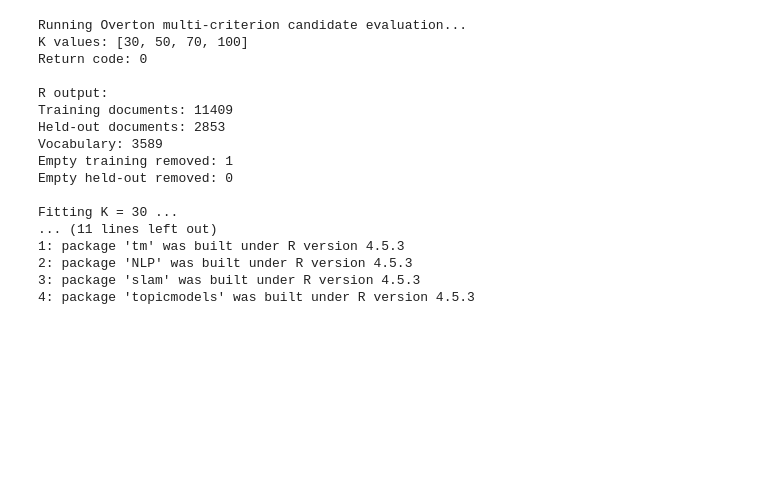
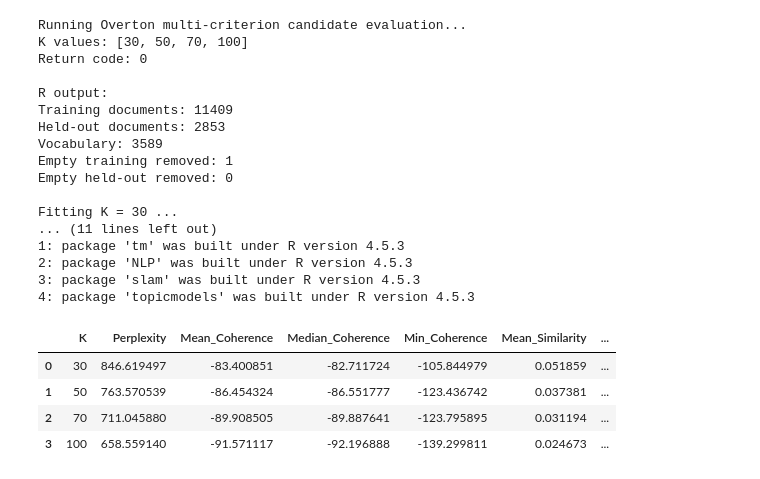
Before and after one commit to mdzalfirdausi/review_paper_2, a Jupyter notebook: notebooks/2.topic_modeling.ipynb, the cells around one changed output. Saved outputs shown, nothing was run; the diff lists cells and outputs as text; code cells hidden in the pictures; blank space fills up the shorter version.

```diff
--- a/notebooks/2.topic_modeling.ipynb
+++ b/notebooks/2.topic_modeling.ipynb
@@ -2595,3 +2595,20 @@ Fitting K = 30 ...
 2: package 'NLP' was built under R version 4.5.3
 3: package 'slam' was built under R version 4.5.3
 4: package 'topicmodels' was built under R version 4.5.3
+# %%
+candidate_diagnostics_file = (
+    candidate_output_dir
+    / "candidate_diagnostics.csv"
+)
+
+overton_candidate_diagnostics = pd.read_csv(
+    candidate_diagnostics_file
+)
+
+overton_candidate_diagnostics
+# %% [output]
+|  | K | Perplexity | Mean_Coherence | Median_Coherence | Min_Coherence | Mean_Similarity | ... |
+| 0 | 30 | 846.619497 | -83.400851 | -82.711724 | -105.844979 | 0.051859 | ... |
+| 1 | 50 | 763.570539 | -86.454324 | -86.551777 | -123.436742 | 0.037381 | ... |
+| 2 | 70 | 711.045880 | -89.908505 | -89.887641 | -123.795895 | 0.031194 | ... |
+| 3 | 100 | 658.559140 | -91.571117 | -92.196888 | -139.299811 | 0.024673 | ... |
```
Also changed, not shown: parts of 4 cells of this notebook.
